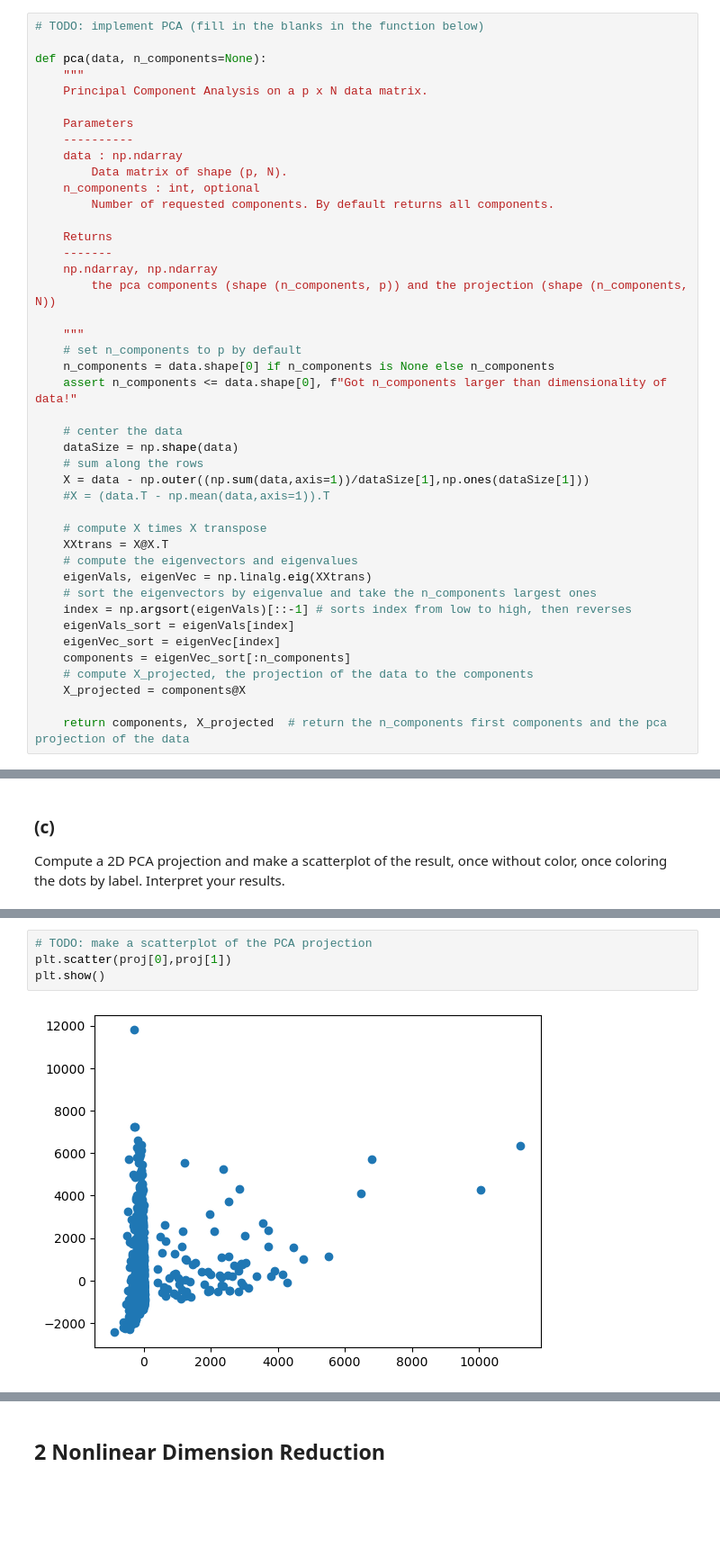
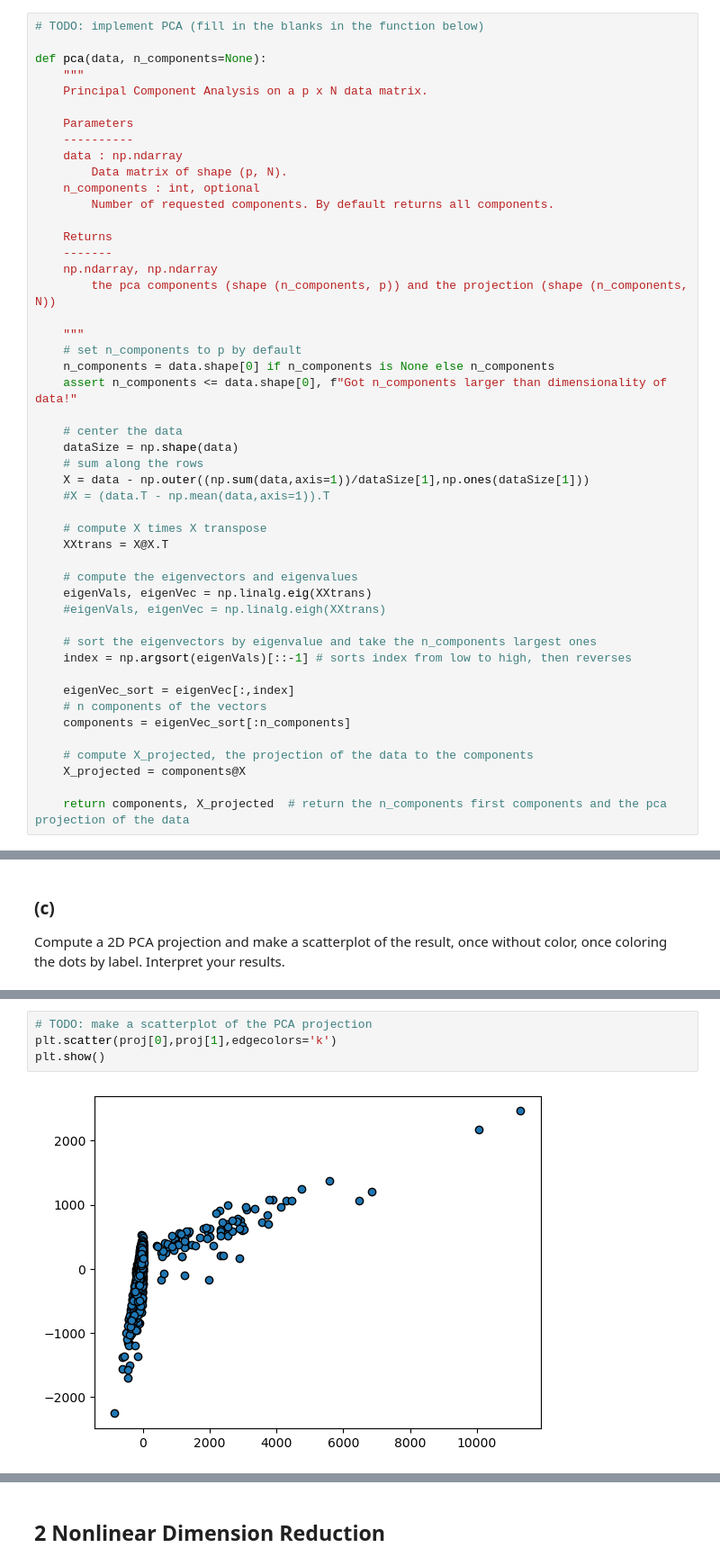
Before and after one commit to Sam-RvandV/mlph_w24, a Jupyter notebook: sheet01/sheet01.ipynb, the cells around one changed output, grey strips where cells are left out. Shown: that part at 90% size. Saved outputs shown, nothing was run; the diff lists cells and outputs as text; blank space fills up the shorter version.

```diff
--- a/sheet01/sheet01.ipynb
+++ b/sheet01/sheet01.ipynb
@@ -60,13 +61,18 @@ def pca(data, n_components=None):
 
     # compute X times X transpose
     XXtrans = X@X.T
+
     # compute the eigenvectors and eigenvalues
     eigenVals, eigenVec = np.linalg.eig(XXtrans)
+    #eigenVals, eigenVec = np.linalg.eigh(XXtrans)
+
     # sort the eigenvectors by eigenvalue and take the n_components largest ones
     index = np.argsort(eigenVals)[::-1] # sorts index from low to high, then reverses
-    eigenVals_sort = eigenVals[index]
-    eigenVec_sort = eigenVec[index]
+
+    eigenVec_sort = eigenVec[:,index]
+    # n components of the vectors
     components = eigenVec_sort[:n_components]
+
     # compute X_projected, the projection of the data to the components
     X_projected = components@X
 
@@ -150,10 +159,10 @@ Compute a 2D PCA projection and make a scatterplot of the result, once without c
 comp, proj = pca(features)
 # %%
 # TODO: make a scatterplot of the PCA projection
-plt.scatter(proj[0],proj[1])
+plt.scatter(proj[0],proj[1],edgecolors='k')
 plt.show()
 # %% [output]
-[figure, old version]
+[figure, new version]
 # %%
 # TODO: make a scatterplot, coloring the dots by their label and including a legend with the label names
 # (hint: one way is to call plt.scatter once for each of the three possible labels. Why could it be problematic to scatter the data sorted by labels though?)
```
Also changed, not shown: parts of 8 cells of this notebook.
